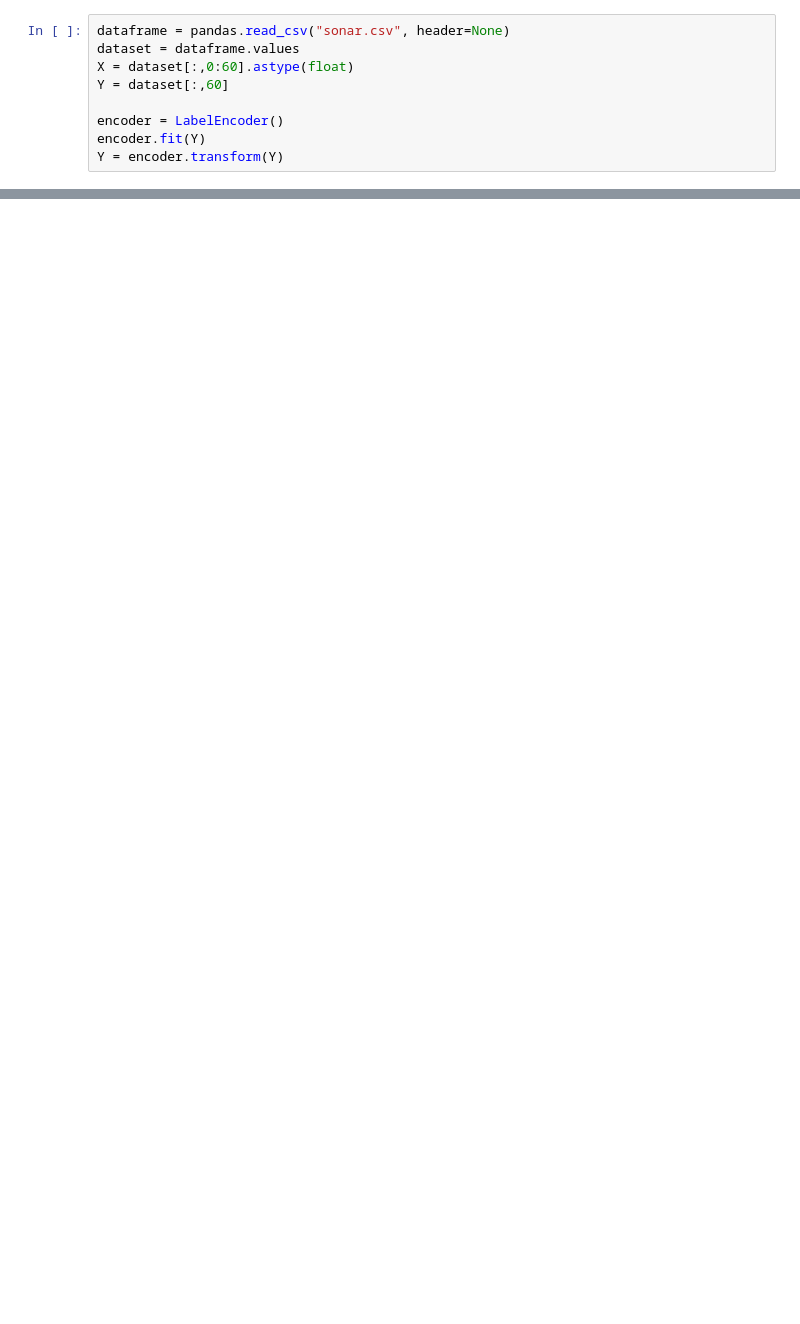
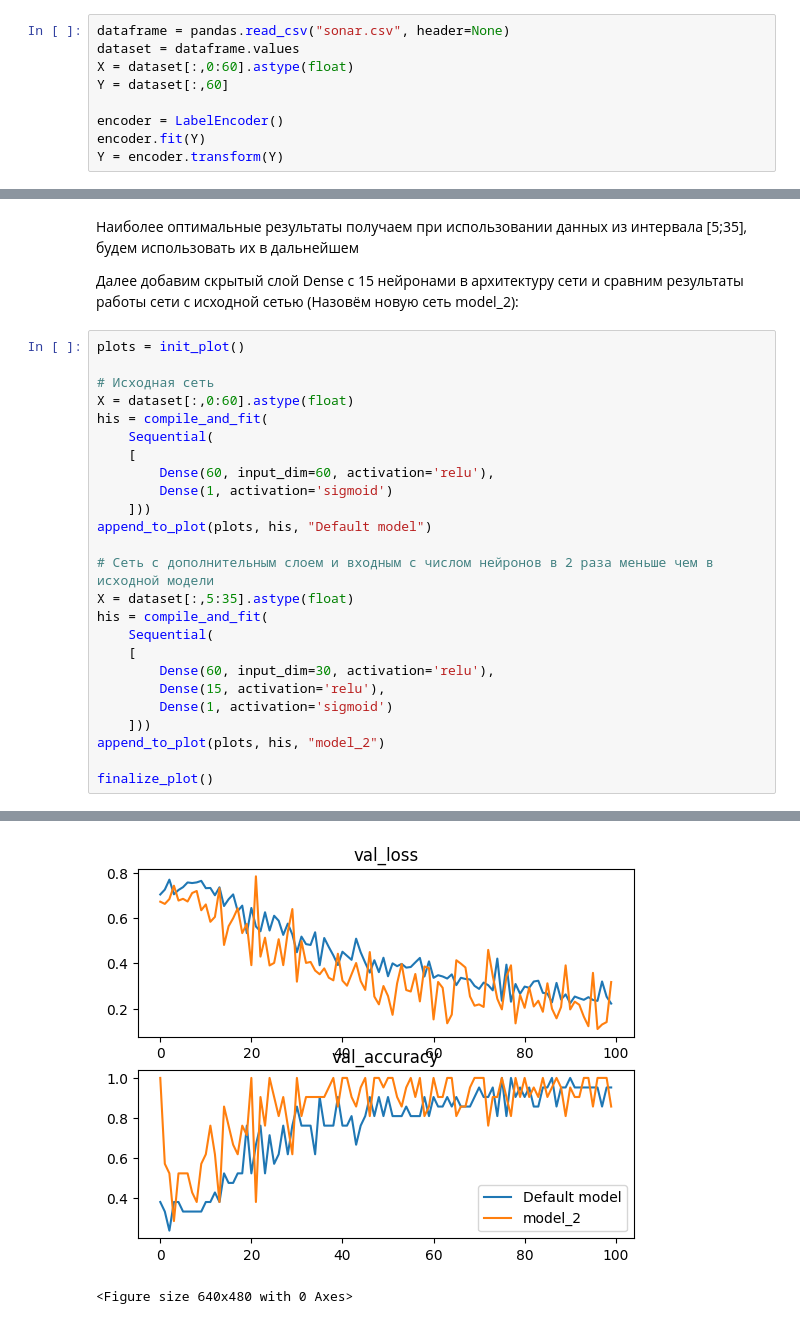
Before and after one commit to Keesaev/ai_python, a Jupyter notebook: lab2/lab2.ipynb, the cells around one changed output, grey strips where cells are left out. Drawn from its saved outputs; the diff is of its cells as text; blank space fills up the shorter version.

```diff
--- a/lab2/lab2.ipynb
+++ b/lab2/lab2.ipynb
@@ -79,0 +105,30 @@ _________________________________________________________________
+# %% [markdown]
+Наиболее оптимальные результаты получаем при использовании данных из интервала [5;35], будем использовать их в дальнейшем
+
+Далее добавим скрытый слой Dense с 15 нейронами в архитектуру сети и сравним результаты работы сети с исходной сетью (Назовём новую сеть model_2):
+# %%
+plots = init_plot()
+
+# Исходная сеть
+X = dataset[:,0:60].astype(float)
+his = compile_and_fit(
+    Sequential(
+    [
+        Dense(60, input_dim=60, activation='relu'),
+        Dense(1, activation='sigmoid')
+    ]))
+append_to_plot(plots, his, "Default model")
+
+# Сеть с дополнительным слоем и входным с числом нейронов в 2 раза меньше чем в исходной модели
+X = dataset[:,5:35].astype(float)
+his = compile_and_fit(
+    Sequential(
+    [
+        Dense(60, input_dim=30, activation='relu'),
+        Dense(15, activation='relu'),
+        Dense(1, activation='sigmoid')
+    ]))
+append_to_plot(plots, his, "model_2")
+
+finalize_plot()
+# %% [output]
@@ -79,0 +137,2 @@ _________________________________________________________________
+[figure, added]
+<Figure size 640x480 with 0 Axes>
```
Also changed, not shown: parts of 11 cells of this notebook.
